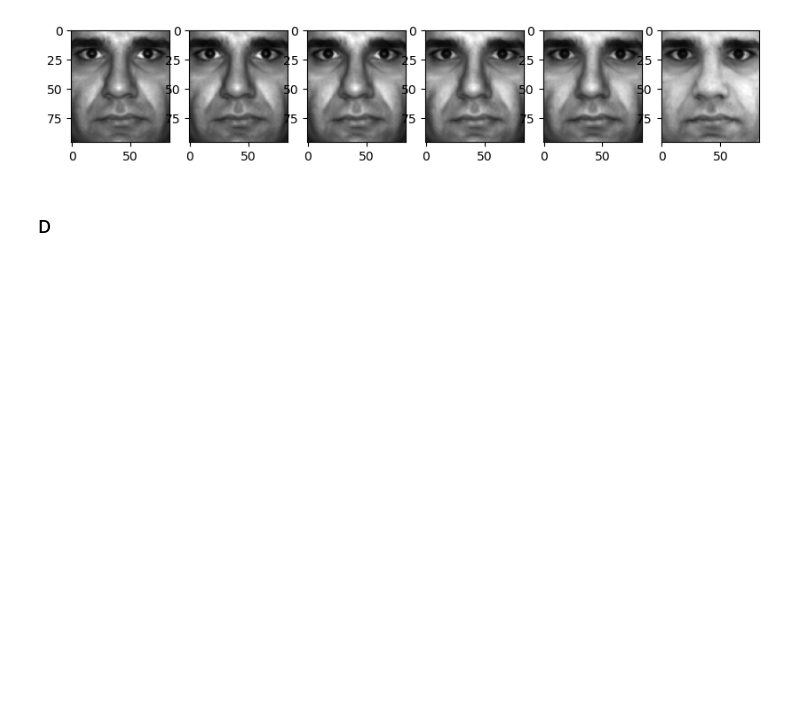
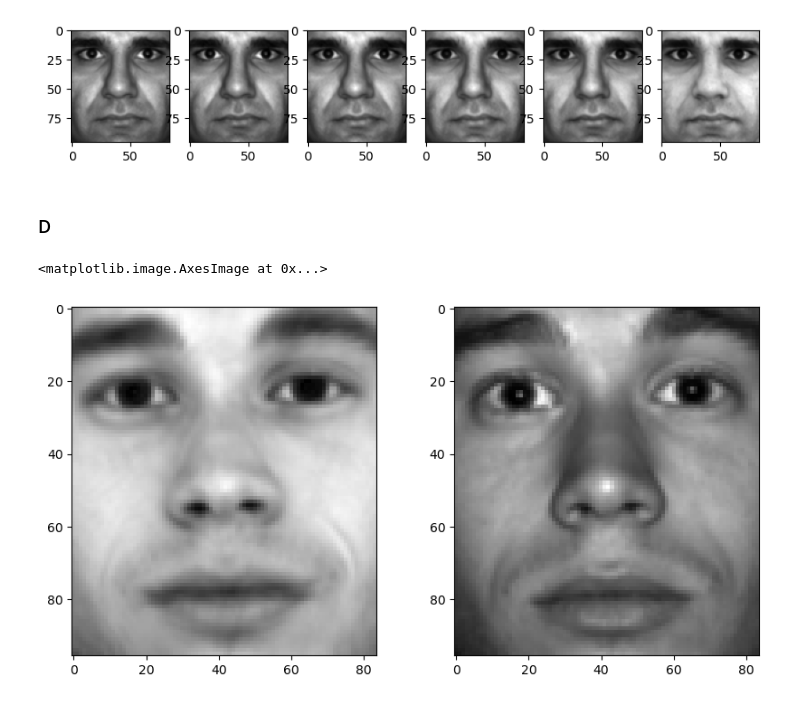
Before and after one commit to al-pi314/computer_vision, a Jupyter notebook: assigments/assignment6/solutions.ipynb, the cells around one changed output. Saved outputs shown, nothing was run; the diff lists cells and outputs as text; code cells hidden in the pictures; blank space fills up the shorter version.

```diff
--- a/assigments/assignment6/solutions.ipynb
+++ b/assigments/assignment6/solutions.ipynb
@@ -276,3 +280,16 @@ for i in range(5, -1, -1):
 [figure]
 # %% [markdown]
 ### D
+# %%
+space_two_eginvectors, space_two_means = eginvectors_and_mean(space_two)
+# %%
+projected_mean = project(space_two[0], space_two_eginvectors, space_two_means)
+# %%
+fig, ax = plt.subplots(1, 2, figsize=(10, 5))
+
+ax[0].imshow(space_two_means.reshape(*two_shape), cmap='gray')
+
+ax[1].imshow(reconstruct(projected_mean, space_two_eginvectors, space_two_means).reshape(*two_shape), cmap='gray')
+# %% [output]
+<matplotlib.image.AxesImage at 0x...>
+[figure, added]
```
Also changed, not shown: parts of 10 cells of this notebook.
